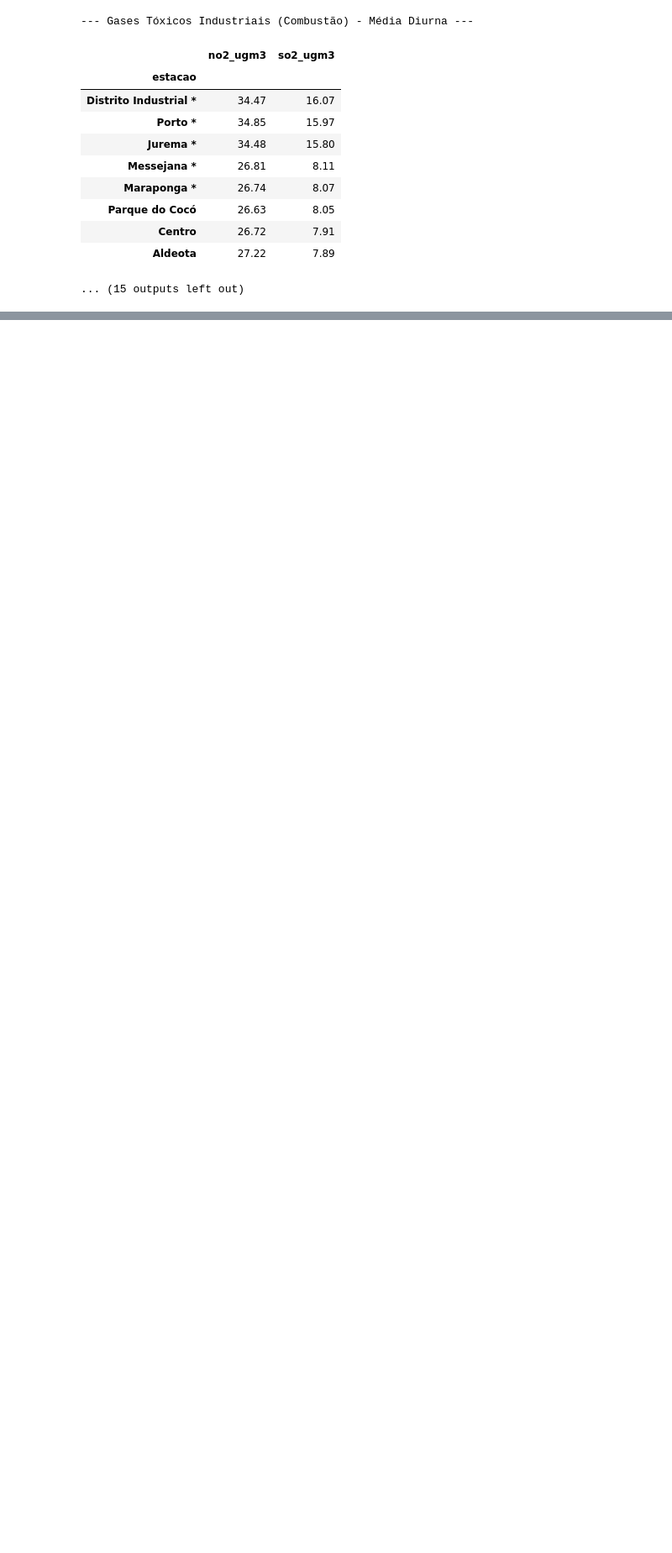
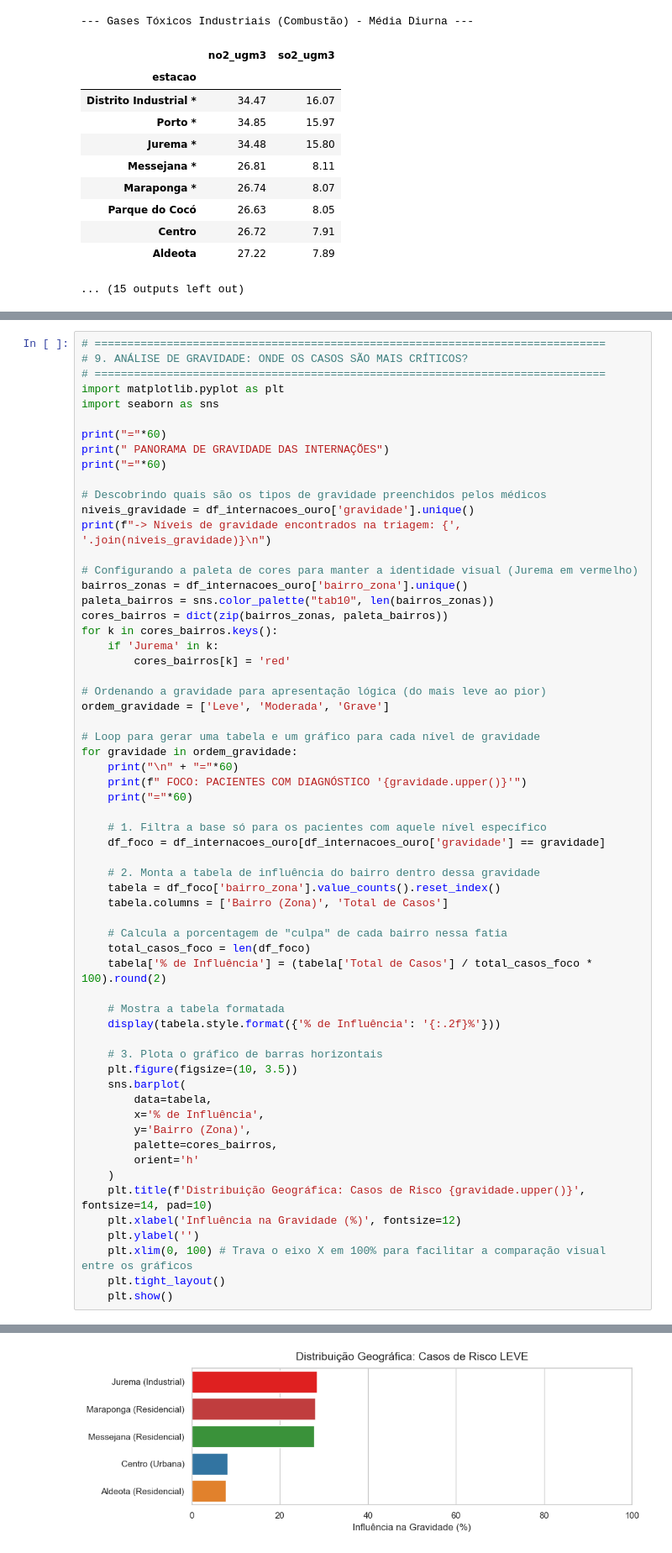
Before and after one commit to felipecezar01/projeto3_poluicao_atmosferica-CDT13, a Jupyter notebook: notebooks/01_relatorio_alerta_vermelho.ipynb, the cells around one changed output, grey strips where cells are left out. Shown at 84% size. Drawn from its saved outputs; the diff is of its cells as text; blank space fills up the shorter version.

```diff
--- a/notebooks/01_relatorio_alerta_vermelho.ipynb
+++ b/notebooks/01_relatorio_alerta_vermelho.ipynb
@@ -377,0 +930,62 @@ Nossa base de dados tem o cadastro desses bairros: Jurema, Distrito Industrial,
+# %%
+# ==============================================================================
+# 9. ANÁLISE DE GRAVIDADE: ONDE OS CASOS SÃO MAIS CRÍTICOS?
+# ==============================================================================
+import matplotlib.pyplot as plt
+import seaborn as sns
+
+print("="*60)
+print(" PANORAMA DE GRAVIDADE DAS INTERNAÇÕES")
+print("="*60)
+
+# Descobrindo quais são os tipos de gravidade preenchidos pelos médicos
+niveis_gravidade = df_internacoes_ouro['gravidade'].unique()
+print(f"-> Níveis de gravidade encontrados na triagem: {', '.join(niveis_gravidade)}\n")
+
+# Configurando a paleta de cores para manter a identidade visual (Jurema em vermelho)
+bairros_zonas = df_internacoes_ouro['bairro_zona'].unique()
+paleta_bairros = sns.color_palette("tab10", len(bairros_zonas))
+cores_bairros = dict(zip(bairros_zonas, paleta_bairros))
+for k in cores_bairros.keys():
+    if 'Jurema' in k:
+        cores_bairros[k] = 'red'
+
+# Ordenando a gravidade para apresentação lógica (do mais leve ao pior)
+ordem_gravidade = ['Leve', 'Moderada', 'Grave']
+
+# Loop para gerar uma tabela e um gráfico para cada nível de gravidade
+for gravidade in ordem_gravidade:
+    print("\n" + "="*60)
+    print(f" FOCO: PACIENTES COM DIAGNÓSTICO '{gravidade.upper()}'")
+    print("="*60)
+
+    # 1. Filtra a base só para os pacientes com aquele nível específico
+    df_foco = df_internacoes_ouro[df_internacoes_ouro['gravidade'] == gravidade]
+
+    # 2. Monta a tabela de influência do bairro dentro dessa gravidade
+    tabela = df_foco['bairro_zona'].value_counts().reset_index()
+    tabela.columns = ['Bairro (Zona)', 'Total de Casos']
+
+    # Calcula a porcentagem de "culpa" de cada bairro nessa fatia
+    total_casos_foco = len(df_foco)
+    tabela['% de Influência'] = (tabela['Total de Casos'] / total_casos_foco * 100).round(2)
+
+    # Mostra a tabela formatada
+    display(tabela.style.format({'% de Influência': '{:.2f}%'}))
+
+    # 3. Plota o gráfico de barras horizontais
+    plt.figure(figsize=(10, 3.5))
+    sns.barplot(
+        data=tabela,
+        x='% de Influência',
+        y='Bairro (Zona)',
+        palette=cores_bairros,
+        orient='h'
+    )
+    plt.title(f'Distribuição Geográfica: Casos de Risco {gravidade.upper()}', fontsize=14, pad=10)
+    plt.xlabel('Influência na Gravidade (%)', fontsize=12)
+    plt.ylabel('')
+    plt.xlim(0, 100) # Trava o eixo X em 100% para facilitar a comparação visual entre os gráficos
+    plt.tight_layout()
+    plt.show()
+# %% [output]
@@ -377,0 +1007 @@ Nossa base de dados tem o cadastro desses bairros: Jurema, Distrito Industrial,
+[figure, added]
```
Also changed, not shown: parts of 58 cells of this notebook, 1 other file.
